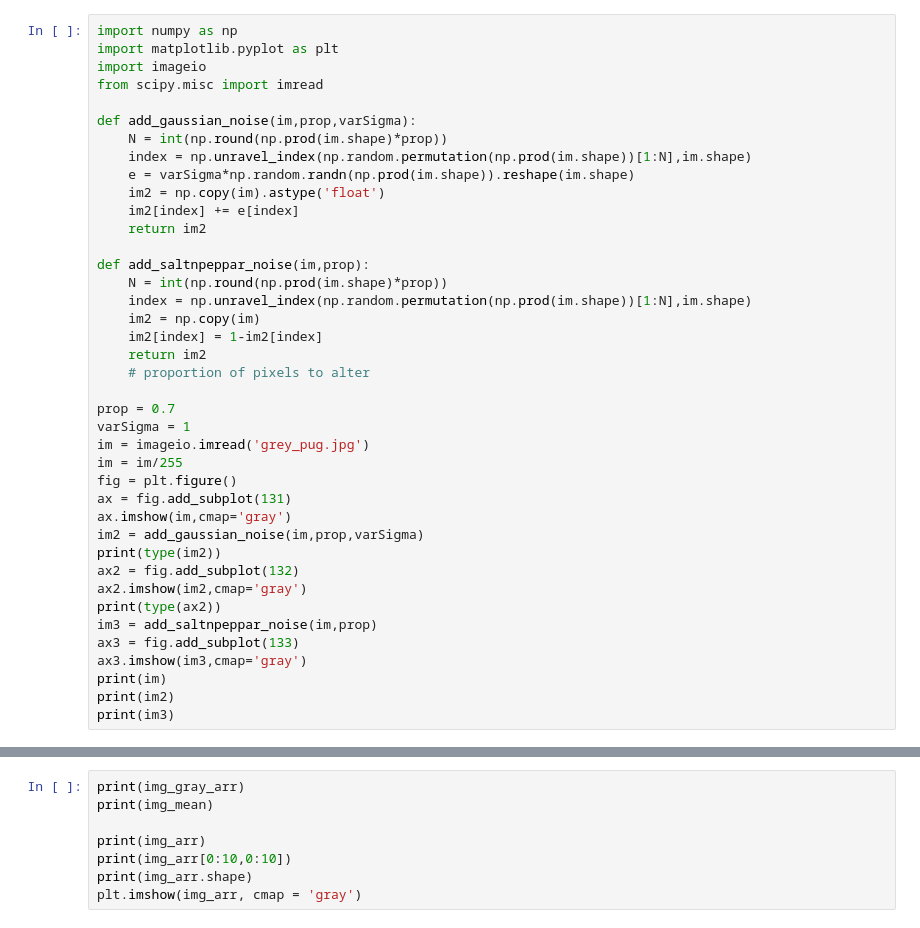
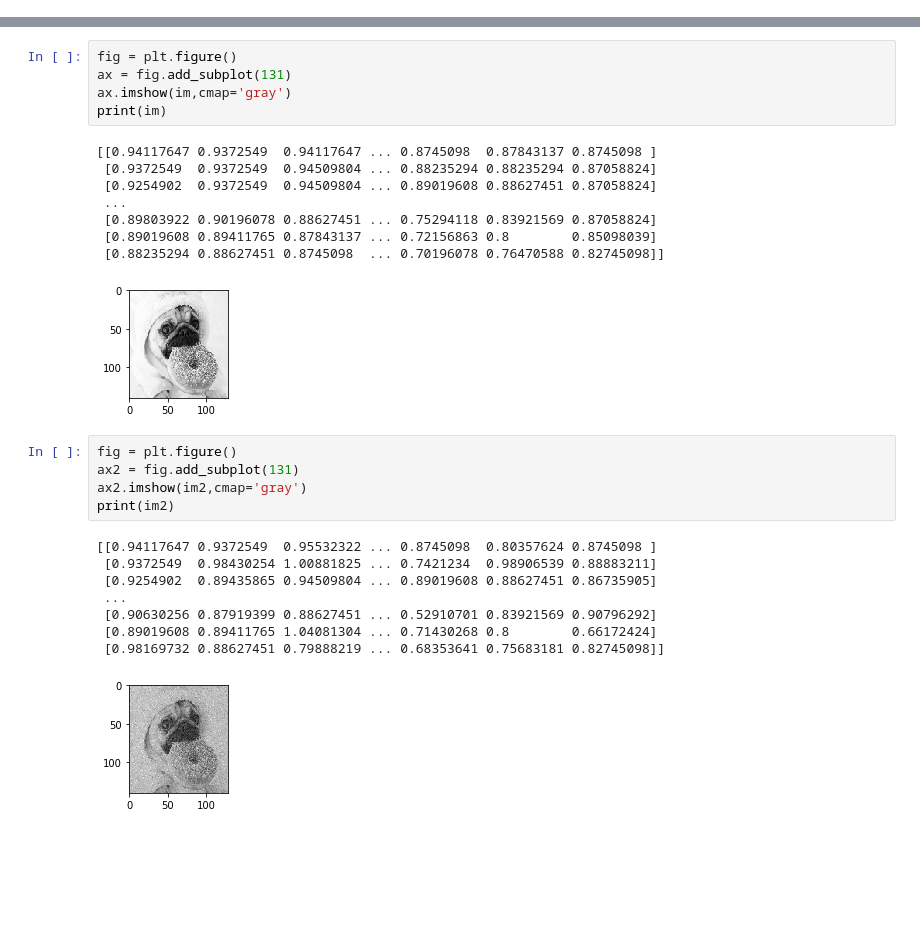
Before and after one commit to fz16336/Machine-Learning, a Jupyter notebook: Coursework2/q1.ipynb, the cells around one changed output, grey strips where cells are left out. Saved outputs shown, nothing was run; the diff lists cells and outputs as text; blank space fills up the shorter version.

```diff
--- a/Coursework2/q1.ipynb
+++ b/Coursework2/q1.ipynb
@@ -57,40 +60,0 @@ ModuleNotFoundError: No module named 'cv2.cv2'
-# %%
-import numpy as np
-import matplotlib.pyplot as plt
-import imageio
-from scipy.misc import imread
-
-def add_gaussian_noise(im,prop,varSigma):
-    N = int(np.round(np.prod(im.shape)*prop))
-    index = np.unravel_index(np.random.permutation(np.prod(im.shape))[1:N],im.shape)
-    e = varSigma*np.random.randn(np.prod(im.shape)).reshape(im.shape)
-    im2 = np.copy(im).astype('float')
-    im2[index] += e[index]
-    return im2
-
-def add_saltnpeppar_noise(im,prop):
-    N = int(np.round(np.prod(im.shape)*prop))
-    index = np.unravel_index(np.random.permutation(np.prod(im.shape))[1:N],im.shape)
-    im2 = np.copy(im)
-    im2[index] = 1-im2[index]
-    return im2
-    # proportion of pixels to alter
-
-prop = 0.7
-varSigma = 1
-im = imageio.imread('grey_pug.jpg')
-im = im/255
-fig = plt.figure()
-ax = fig.add_subplot(131)
-ax.imshow(im,cmap='gray')
-im2 = add_gaussian_noise(im,prop,varSigma)
-print(type(im2))
-ax2 = fig.add_subplot(132)
-ax2.imshow(im2,cmap='gray')
-print(type(ax2))
-im3 = add_saltnpeppar_noise(im,prop)
-ax3 = fig.add_subplot(133)
-ax3.imshow(im3,cmap='gray')
-print(im)
-print(im2)
-print(im3)
@@ -105,8 +61,28 @@ img_arr[x>=img_mean] = 1
-# %%
-print(img_gray_arr)
-print(img_mean)
-
-print(img_arr)
-print(img_arr[0:10,0:10])
-print(img_arr.shape)
-plt.imshow(img_arr, cmap = 'gray')
+# %%
+fig = plt.figure()
+ax = fig.add_subplot(131)
+ax.imshow(im,cmap='gray')
+print(im)
+# %% [output]
+[[0.94117647 0.9372549  0.94117647 ... 0.8745098  0.87843137 0.8745098 ]
+ [0.9372549  0.9372549  0.94509804 ... 0.88235294 0.88235294 0.87058824]
+ [0.9254902  0.9372549  0.94509804 ... 0.89019608 0.88627451 0.87058824]
+ ...
+ [0.89803922 0.90196078 0.88627451 ... 0.75294118 0.83921569 0.87058824]
+ [0.89019608 0.89411765 0.87843137 ... 0.72156863 0.8        0.85098039]
+ [0.88235294 0.88627451 0.8745098  ... 0.70196078 0.76470588 0.82745098]]
+[figure, added]
+# %%
+fig = plt.figure()
+ax2 = fig.add_subplot(131)
+ax2.imshow(im2,cmap='gray')
+print(im2)
+# %% [output]
+[[0.94117647 0.9372549  0.95532322 ... 0.8745098  0.80357624 0.8745098 ]
+ [0.9372549  0.98430254 1.00881825 ... 0.7421234  0.98906539 0.88883211]
+ [0.9254902  0.89435865 0.94509804 ... 0.89019608 0.88627451 0.86735905]
+ ...
+ [0.90630256 0.87919399 0.88627451 ... 0.52910701 0.83921569 0.90796292]
+ [0.89019608 0.89411765 1.04081304 ... 0.71430268 0.8        0.66172424]
+ [0.98169732 0.88627451 0.79888219 ... 0.68353641 0.75683181 0.82745098]]
+[figure, added]
```
Also changed, not shown: parts of 11 cells of this notebook, 1 other file.
